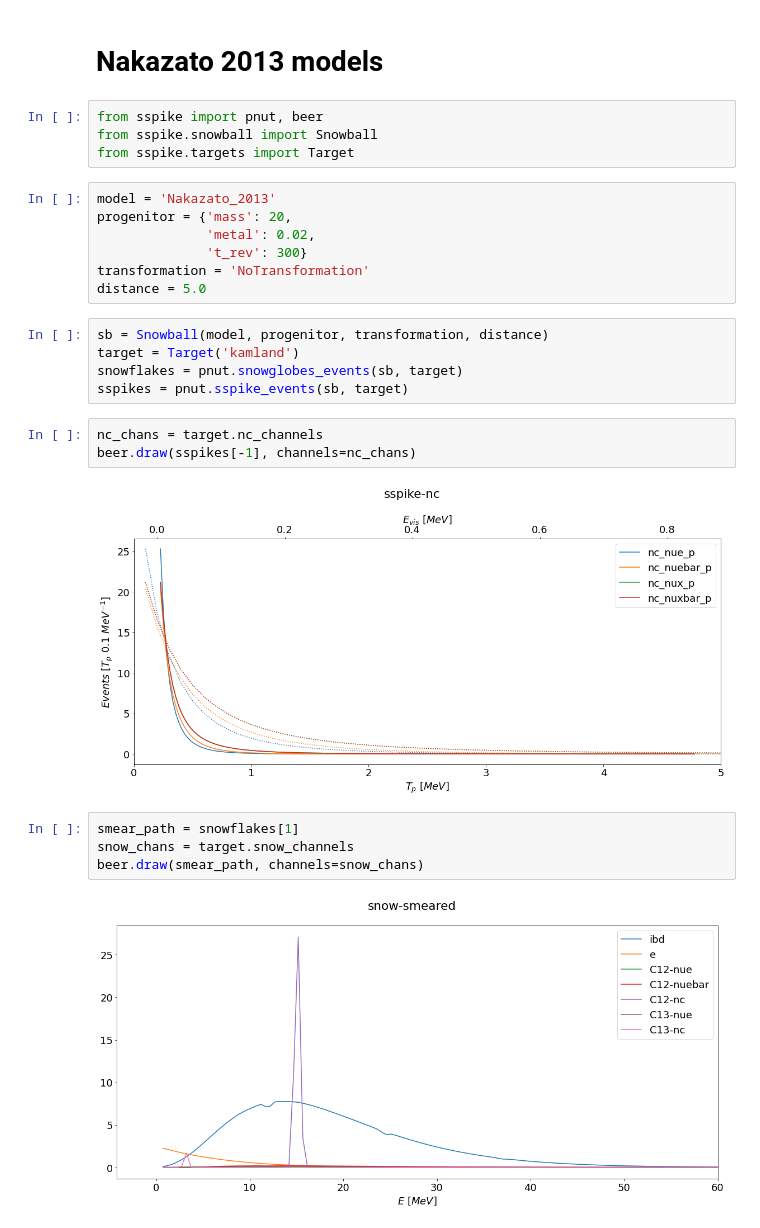
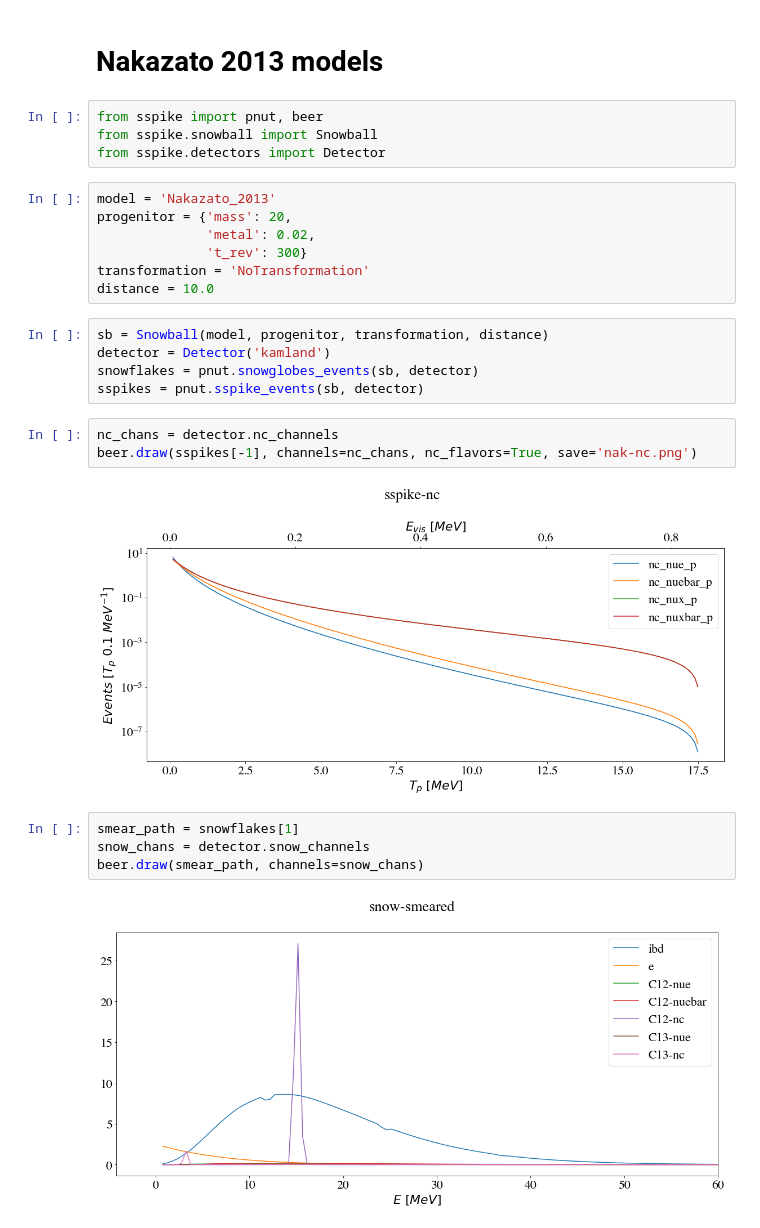
Before and after one commit to joesmolsky/sspike, a Jupyter notebook: notebooks/Nakazato_2013.ipynb, the cells around one changed output. Cells and saved outputs as stored; diff of their text form.

```diff
--- a/notebooks/Nakazato_2013.ipynb
+++ b/notebooks/Nakazato_2013.ipynb
@@ -3,28 +3,28 @@
 # %%
 from sspike import pnut, beer
 from sspike.snowball import Snowball
-from sspike.targets import Target
+from sspike.detectors import Detector
 # %%
 model = 'Nakazato_2013'
 progenitor = {'mass': 20,
               'metal': 0.02,
               't_rev': 300}
 transformation = 'NoTransformation'
-distance = 5.0
+distance = 10.0
 # %%
 sb = Snowball(model, progenitor, transformation, distance)
-target = Target('kamland')
-snowflakes = pnut.snowglobes_events(sb, target)
-sspikes = pnut.sspike_events(sb, target)
+detector = Detector('kamland')
+snowflakes = pnut.snowglobes_events(sb, detector)
+sspikes = pnut.sspike_events(sb, detector)
 # %%
-nc_chans = target.nc_channels
-beer.draw(sspikes[-1], channels=nc_chans)
+nc_chans = detector.nc_channels
+beer.draw(sspikes[-1], channels=nc_chans, nc_flavors=True, save='nak-nc.png')
 # %% [output]
-[figure, old version]
+[figure, new version]
 # %%
 smear_path = snowflakes[1]
-snow_chans = target.snow_channels
+snow_chans = detector.snow_channels
 beer.draw(smear_path, channels=snow_chans)
 # %% [output]
-[figure, old version]
+[figure, new version]
 # %%
```
Also changed, not shown: parts of 4 cells of this notebook, 4 other files.
